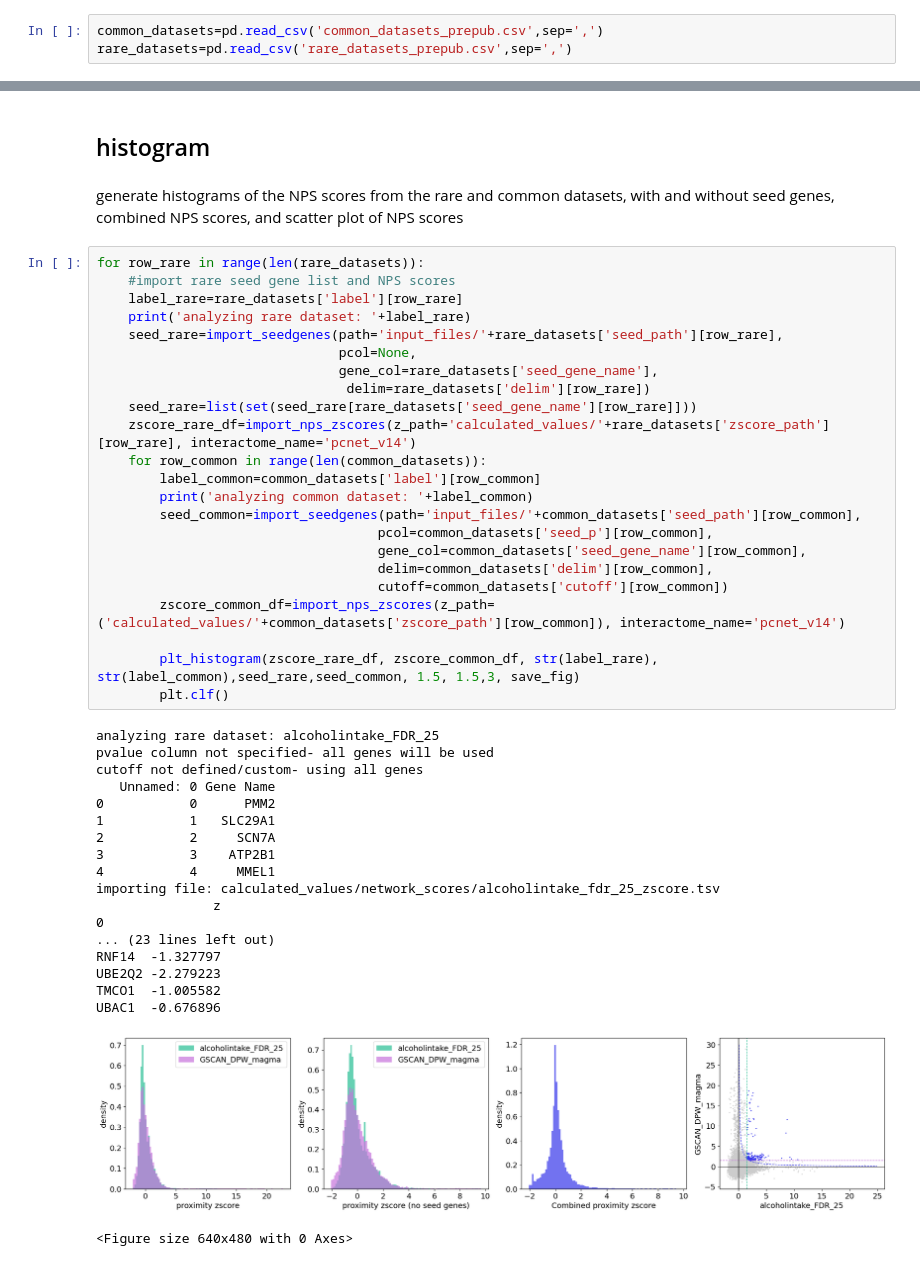
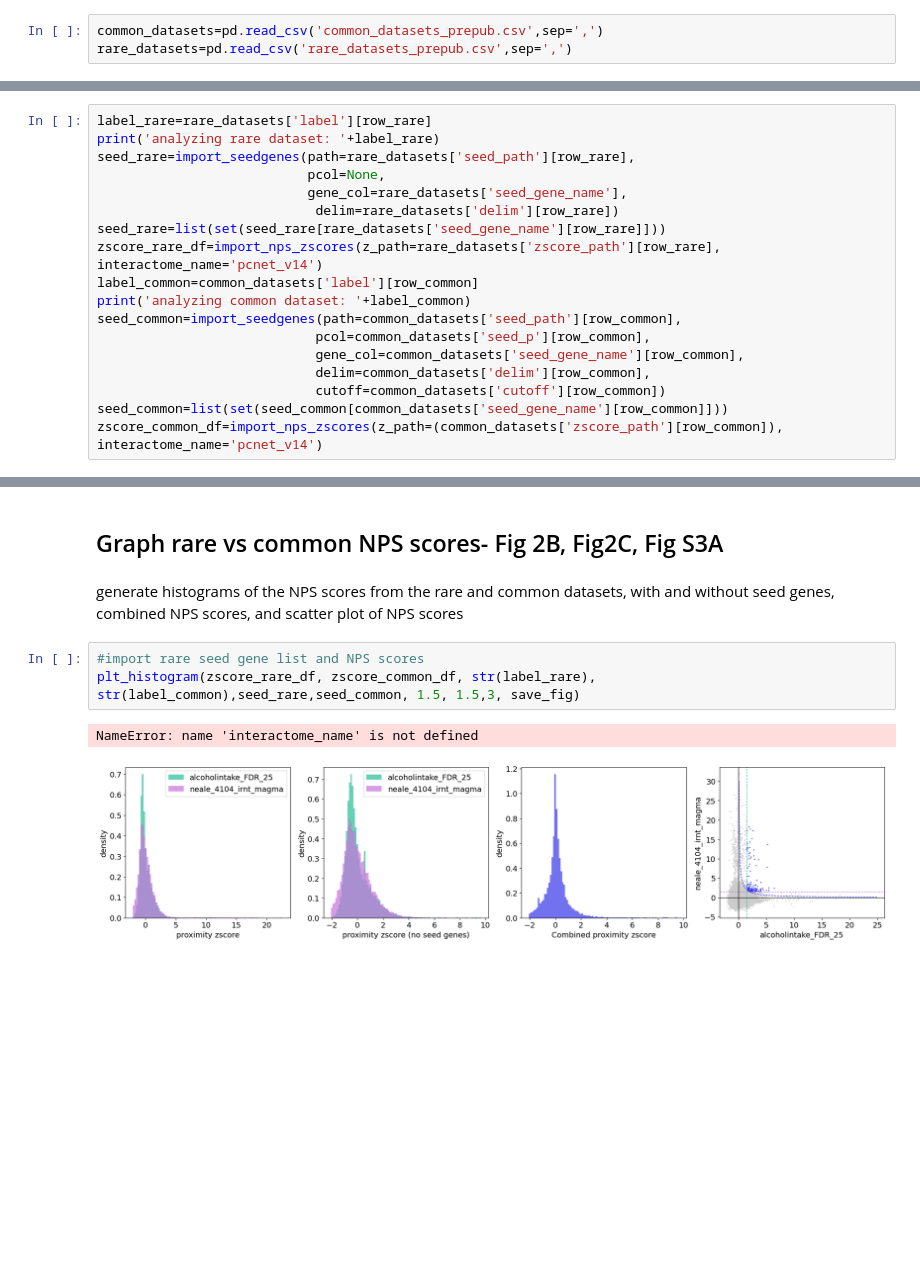
Before and after one commit to BSLeger/rare_common_alcohol_comparison, a Jupyter notebook: notebooks/rare_common_colocalization.ipynb, the cells around one changed output, grey strips where cells are left out. Drawn from its saved outputs; the diff is of its cells as text; blank space fills up the shorter version.

```diff
--- a/notebooks/rare_common_colocalization.ipynb
+++ b/notebooks/rare_common_colocalization.ipynb
@@ -106,0 +117,18 @@ rare_datasets
+# %%
+label_rare=rare_datasets['label'][row_rare]
+print('analyzing rare dataset: '+label_rare)
+seed_rare=import_seedgenes(path=rare_datasets['seed_path'][row_rare],
+                           pcol=None,
+                           gene_col=rare_datasets['seed_gene_name'],
+                            delim=rare_datasets['delim'][row_rare])
+seed_rare=list(set(seed_rare[rare_datasets['seed_gene_name'][row_rare]]))
+zscore_rare_df=import_nps_zscores(z_path=rare_datasets['zscore_path'][row_rare], interactome_name='pcnet_v14')
+label_common=common_datasets['label'][row_common]
+print('analyzing common dataset: '+label_common)
+seed_common=import_seedgenes(path=common_datasets['seed_path'][row_common],
+                            pcol=common_datasets['seed_p'][row_common],
+                            gene_col=common_datasets['seed_gene_name'][row_common],
+                            delim=common_datasets['delim'][row_common],
+                            cutoff=common_datasets['cutoff'][row_common])
+seed_common=list(set(seed_common[common_datasets['seed_gene_name'][row_common]]))
+zscore_common_df=import_nps_zscores(z_path=(common_datasets['zscore_path'][row_common]), interactome_name='pcnet_v14')
@@ -107,48 +153,11 @@ rare_datasets
 # %% [markdown]
-## histogram
+## Graph rare vs common NPS scores- Fig 2B, Fig2C, Fig S3A
 # %% [markdown]
 generate histograms of the NPS scores from the rare and common datasets, with and without seed genes, combined NPS scores, and scatter plot of NPS scores
 # %%
-for row_rare in range(len(rare_datasets)):
-    #import rare seed gene list and NPS scores
-    label_rare=rare_datasets['label'][row_rare]
-    print('analyzing rare dataset: '+label_rare)
-    seed_rare=import_seedgenes(path='input_files/'+rare_datasets['seed_path'][row_rare],
-                               pcol=None,
-                               gene_col=rare_datasets['seed_gene_name'],
-                                delim=rare_datasets['delim'][row_rare])
-    seed_rare=list(set(seed_rare[rare_datasets['seed_gene_name'][row_rare]]))
-    zscore_rare_df=import_nps_zscores(z_path='calculated_values/'+rare_datasets['zscore_path'][row_rare], interactome_name='pcnet_v14')
-    for row_common in range(len(common_datasets)):
-        label_common=common_datasets['label'][row_common]
-        print('analyzing common dataset: '+label_common)
-        seed_common=import_seedgenes(path='input_files/'+common_datasets['seed_path'][row_common],
-                                    pcol=common_datasets['seed_p'][row_common],
-                                    gene_col=common_datasets['seed_gene_name'][row_common],
-                                    delim=common_datasets['delim'][row_common],
-                                    cutoff=common_datasets['cutoff'][row_common])
-        zscore_common_df=import_nps_zscores(z_path=('calculated_values/'+common_datasets['zscore_path'][row_common]), interactome_name='pcnet_v14')
-
-        plt_histogram(zscore_rare_df, zscore_common_df, str(label_rare), str(label_common),seed_rare,seed_common, 1.5, 1.5,3, save_fig)
-        plt.clf()
+#import rare seed gene list and NPS scores
+plt_histogram(zscore_rare_df, zscore_common_df, str(label_rare), str(label_common),seed_rare,seed_common, 1.5, 1.5,3, save_fig)
 # %% [output]
-analyzing rare dataset: alcoholintake_FDR_25
-pvalue column not specified- all genes will be used
-cutoff not defined/custom- using all genes
-   Unnamed: 0 Gene Name
-0           0      PMM2
-1           1   SLC29A1
-2           2     SCN7A
-3           3    ATP2B1
-4           4     MMEL1
-importing file: calculated_values/network_scores/alcoholintake_fdr_25_zscore.tsv
-               z
-0
-... (23 lines left out)
-RNF14  -1.327797
-UBE2Q2 -2.279223
-TMCO1  -1.005582
-UBAC1  -0.676896
+NameError: name 'interactome_name' is not defined
-[figure, old version]
+[figure, new version]
-<Figure size 640x480 with 0 Axes>
 # %% [markdown]
```
Also changed, not shown: parts of 55 cells of this notebook, 4 other files.
